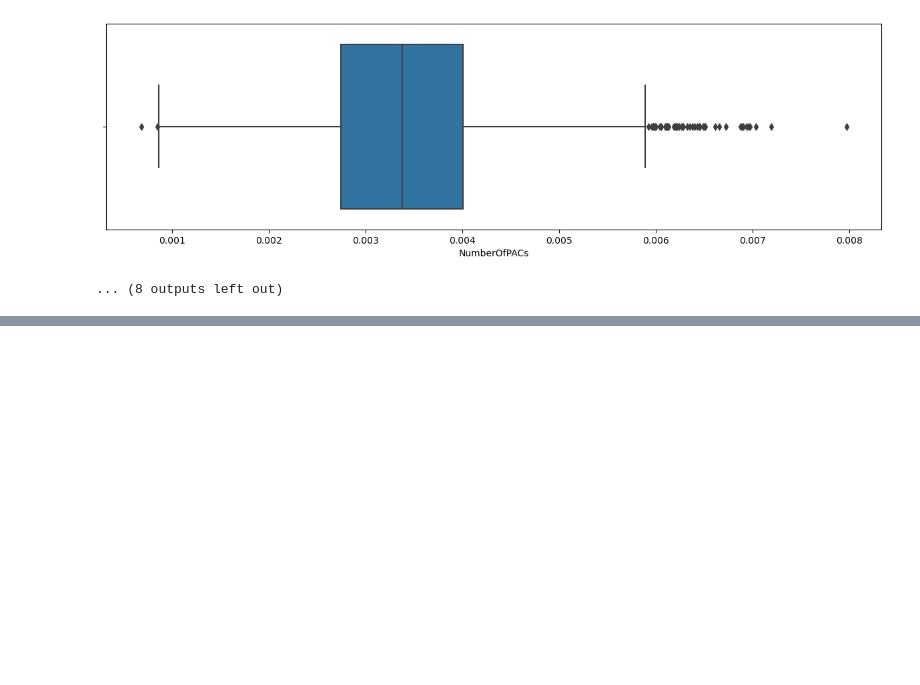
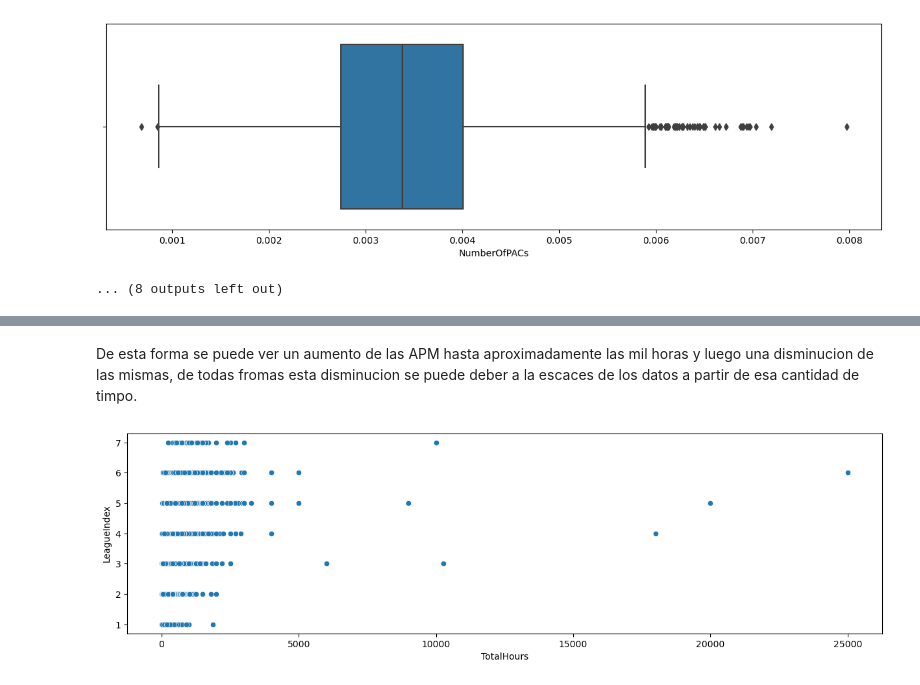
Before and after one commit to GasparBianco/FirstDataScienceProject, a Jupyter notebook: Octava Entrega/Data_wrangling_Bianco.ipynb, the cells around one changed output, grey strips where cells are left out. Cells and saved outputs as stored; diff of their text form; code cells hidden in the pictures; blank space fills up the shorter version.

```diff
--- a/Octava Entrega/Data_wrangling_Bianco.ipynb
+++ b/Octava Entrega/Data_wrangling_Bianco.ipynb
@@ -176,0 +193,8 @@ Tambien sirve aclarar que, a pesar que la descripcion del dataset no lo dice, pa
+# %% [markdown]
+De esta forma se puede ver un aumento de las APM hasta aproximadamente las mil horas y luego una disminucion de las mismas, de todas fromas esta disminucion se puede deber a la escaces de los datos a partir de esa cantidad de timpo.
+# %%
+fig, ax = plt.subplots(figsize=(15, 4))
+ax = sns.scatterplot(data_skillcraft["TotalHours"], data_skillcraft["LeagueIndex"])
+plt.show()
+# %% [output]
+[figure, added]
```
Also changed, not shown: parts of 20 cells of this notebook.
